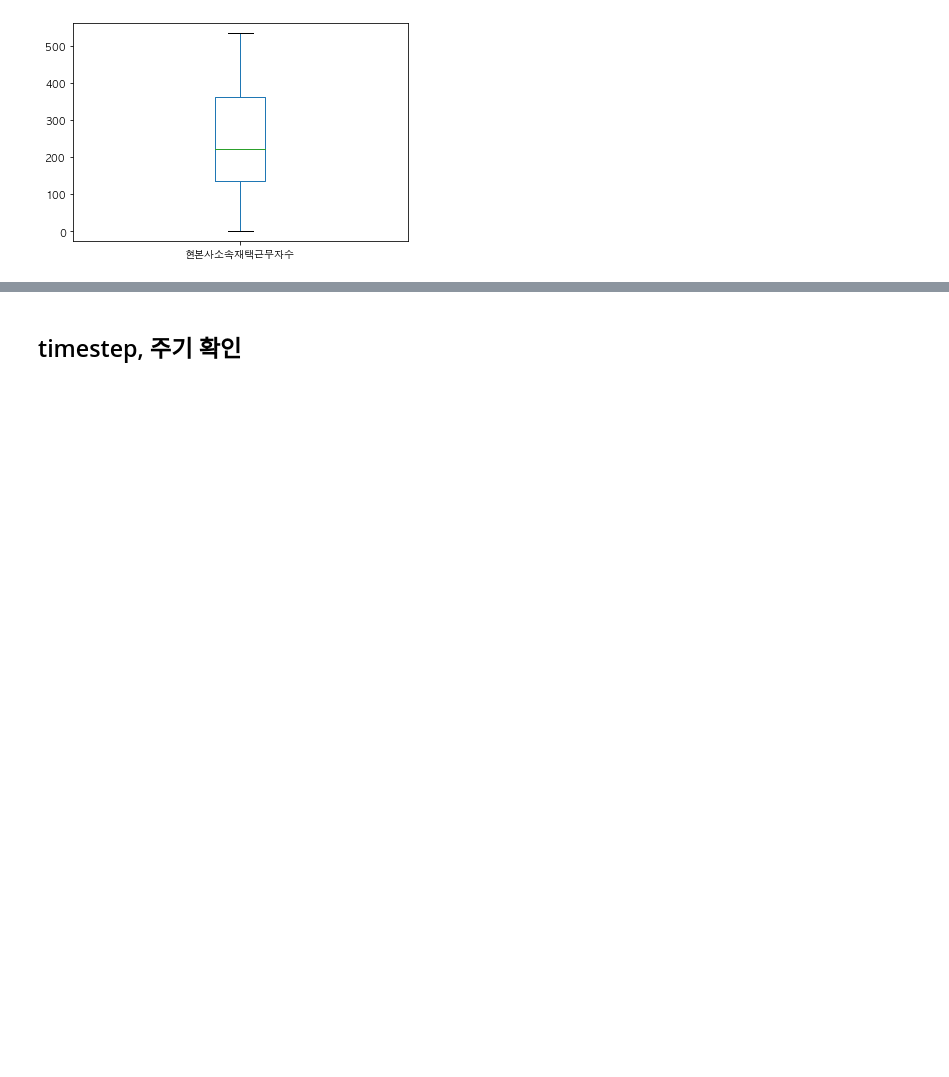
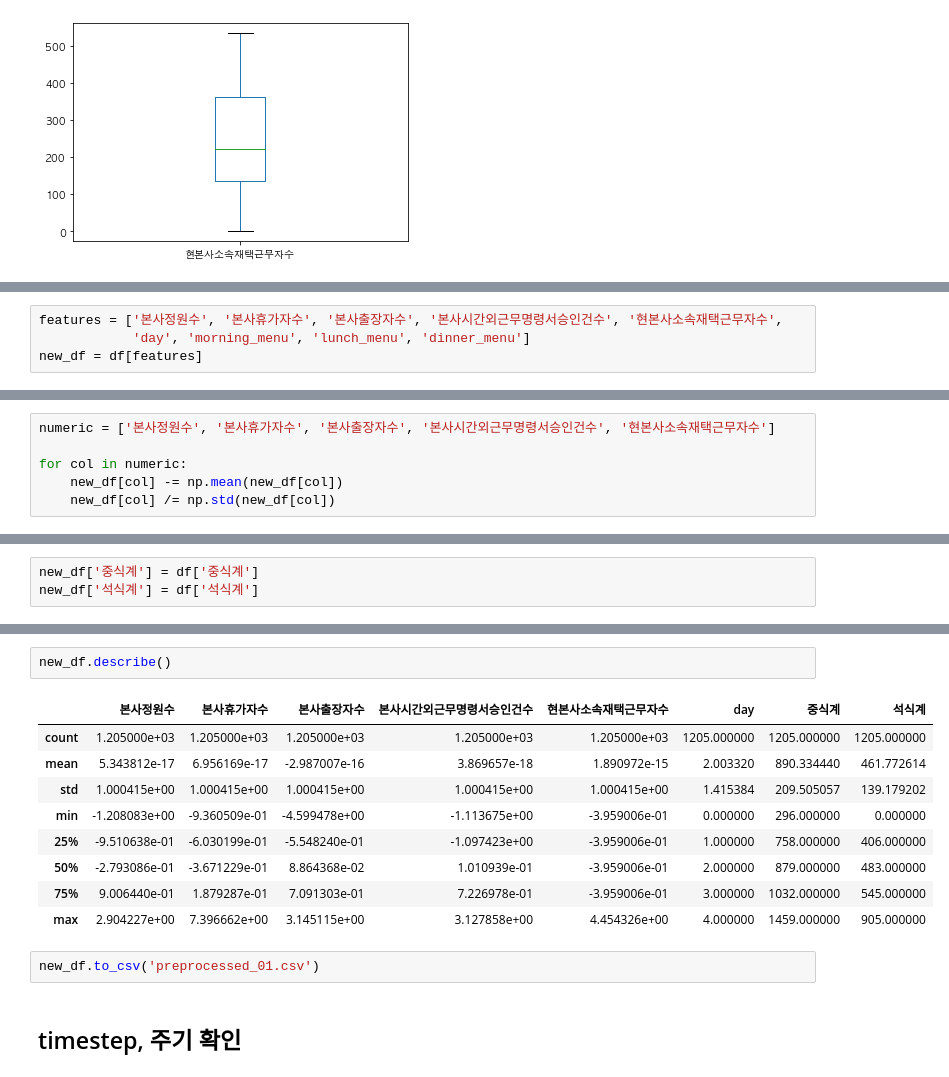
Before and after one commit to nahyeon-an/python, a Jupyter notebook: python-projects/cafeteria-predict/eda.ipynb, the cells around one changed output, grey strips where cells are left out. Drawn from its saved outputs; the diff is of its cells as text; blank space fills up the shorter version.

```diff
--- a/python-projects/cafeteria-predict/eda.ipynb
+++ b/python-projects/cafeteria-predict/eda.ipynb
@@ -335,0 +288,4 @@ sns.boxplot(x=df['day'], y=df['현본사소속재택근무자수'])
+# %%
+features = ['본사정원수', '본사휴가자수', '본사출장자수', '본사시간외근무명령서승인건수', '현본사소속재택근무자수',
+            'day', 'morning_menu', 'lunch_menu', 'dinner_menu']
+new_df = df[features]
@@ -335,0 +296,6 @@ sns.boxplot(x=df['day'], y=df['현본사소속재택근무자수'])
+# %%
+numeric = ['본사정원수', '본사휴가자수', '본사출장자수', '본사시간외근무명령서승인건수', '현본사소속재택근무자수']
+
+for col in numeric:
+    new_df[col] -= np.mean(new_df[col])
+    new_df[col] /= np.std(new_df[col])
@@ -335,0 +319,3 @@ sns.boxplot(x=df['day'], y=df['현본사소속재택근무자수'])
+# %%
+new_df['중식계'] = df['중식계']
+new_df['석식계'] = df['석식계']
@@ -336,2 +332,16 @@ sns.boxplot(x=df['day'], y=df['현본사소속재택근무자수'])
+# %%
+new_df.describe()
+# %% [output]
+|  | 본사정원수 | 본사휴가자수 | 본사출장자수 | 본사시간외근무명령서승인건수 | 현본사소속재택근무자수 | day | 중식계 | 석식계 |
+| count | 1.205000e+03 | 1.205000e+03 | 1.205000e+03 | 1.205000e+03 | 1.205000e+03 | 1205.000000 | 1205.000000 | 1205.000000 |
+| mean | 5.343812e-17 | 6.956169e-17 | -2.987007e-16 | 3.869657e-18 | 1.890972e-15 | 2.003320 | 890.334440 | 461.772614 |
+| std | 1.000415e+00 | 1.000415e+00 | 1.000415e+00 | 1.000415e+00 | 1.000415e+00 | 1.415384 | 209.505057 | 139.179202 |
+| min | -1.208083e+00 | -9.360509e-01 | -4.599478e+00 | -1.113675e+00 | -3.959006e-01 | 0.000000 | 296.000000 | 0.000000 |
+| 25% | -9.510638e-01 | -6.030199e-01 | -5.548240e-01 | -1.097423e+00 | -3.959006e-01 | 1.000000 | 758.000000 | 406.000000 |
+| 50% | -2.793086e-01 | -3.671229e-01 | 8.864368e-02 | 1.010939e-01 | -3.959006e-01 | 2.000000 | 879.000000 | 483.000000 |
+| 75% | 9.006440e-01 | 1.879287e-01 | 7.091303e-01 | 7.226978e-01 | -3.959006e-01 | 3.000000 | 1032.000000 | 545.000000 |
+| max | 2.904227e+00 | 7.396662e+00 | 3.145115e+00 | 3.127858e+00 | 4.454326e+00 | 4.000000 | 1459.000000 | 905.000000 |
+# %%
+new_df.to_csv('preprocessed_01.csv')
 # %% [markdown]
 ## timestep, 주기 확인
```
Also changed, not shown: parts of 18 cells of this notebook, 7 other files.
